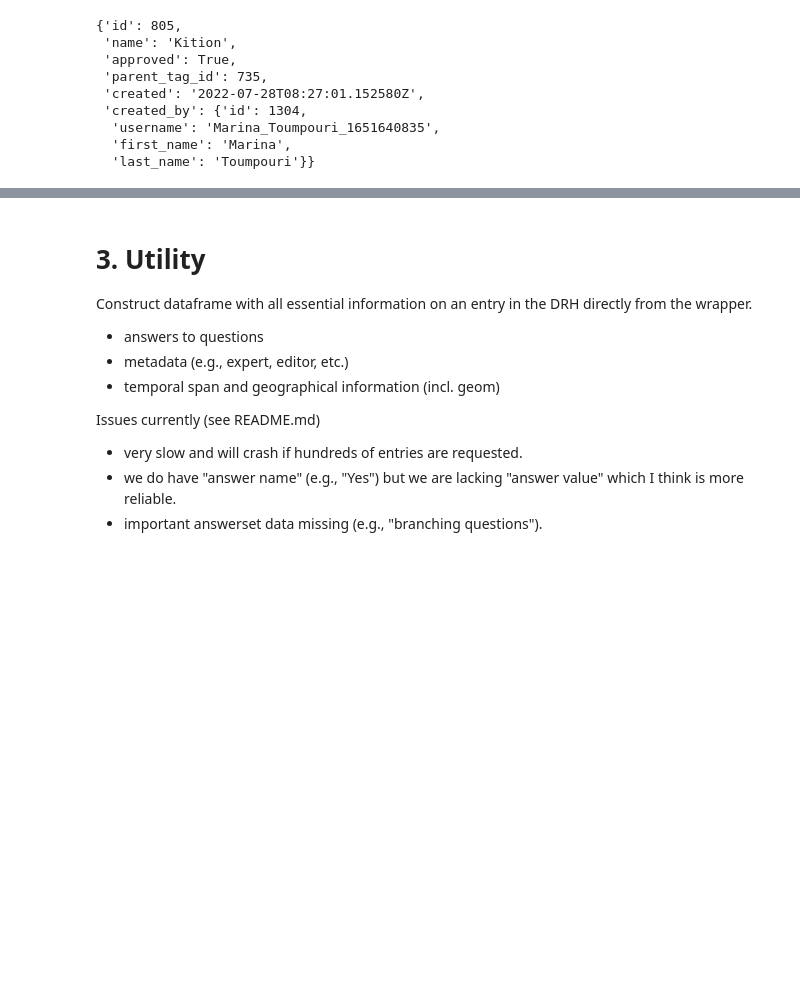
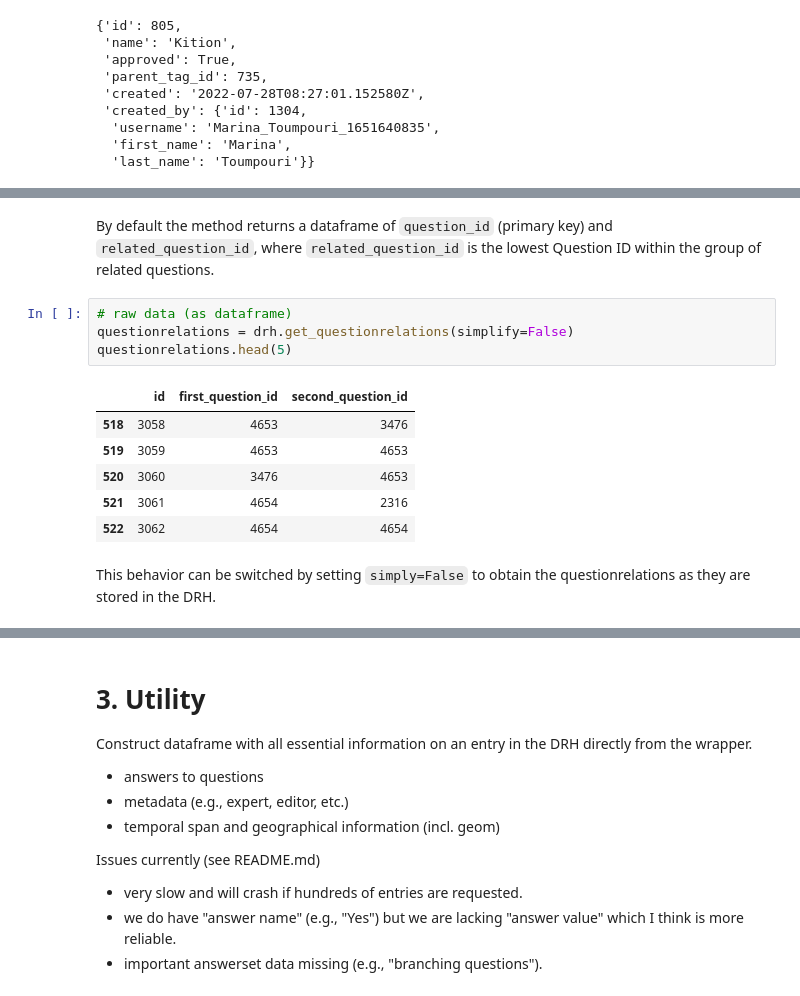
Before and after one commit to religionhistory/drhwrapper, a Jupyter notebook: drhwrapper/demo_read_api.ipynb, the cells around one changed output, grey strips where cells are left out. Saved outputs shown, nothing was run; the diff lists cells and outputs as text; blank space fills up the shorter version.

```diff
--- a/drhwrapper/demo_read_api.ipynb
+++ b/drhwrapper/demo_read_api.ipynb
@@ -314,0 +329,15 @@ region_tag_match
+# %% [markdown]
+By default the method returns a dataframe of `question_id` (primary key) and `related_question_id`, where `related_question_id` is the lowest Question ID within the group of related questions.
+# %%
+# raw data (as dataframe)
+questionrelations = drh.get_questionrelations(simplify=False)
+questionrelations.head(5)
+# %% [output]
+|  | id | first_question_id | second_question_id |
+| 518 | 3058 | 4653 | 3476 |
+| 519 | 3059 | 4653 | 4653 |
+| 520 | 3060 | 3476 | 4653 |
+| 521 | 3061 | 4654 | 2316 |
+| 522 | 3062 | 4654 | 4654 |
+# %% [markdown]
+This behavior can be switched by setting `simply=False` to obtain the questionrelations as they are stored in the DRH.
```
Also changed, not shown: parts of 6 cells of this notebook, 4 other files.
